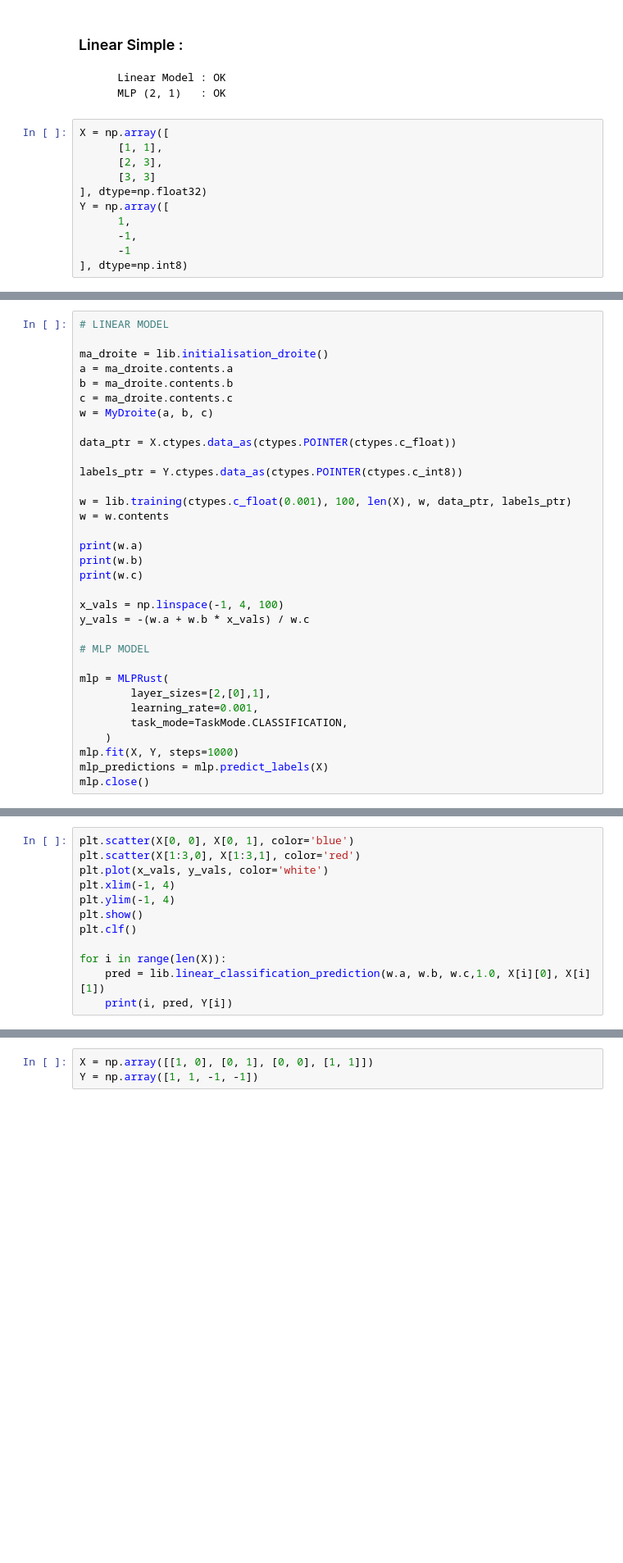
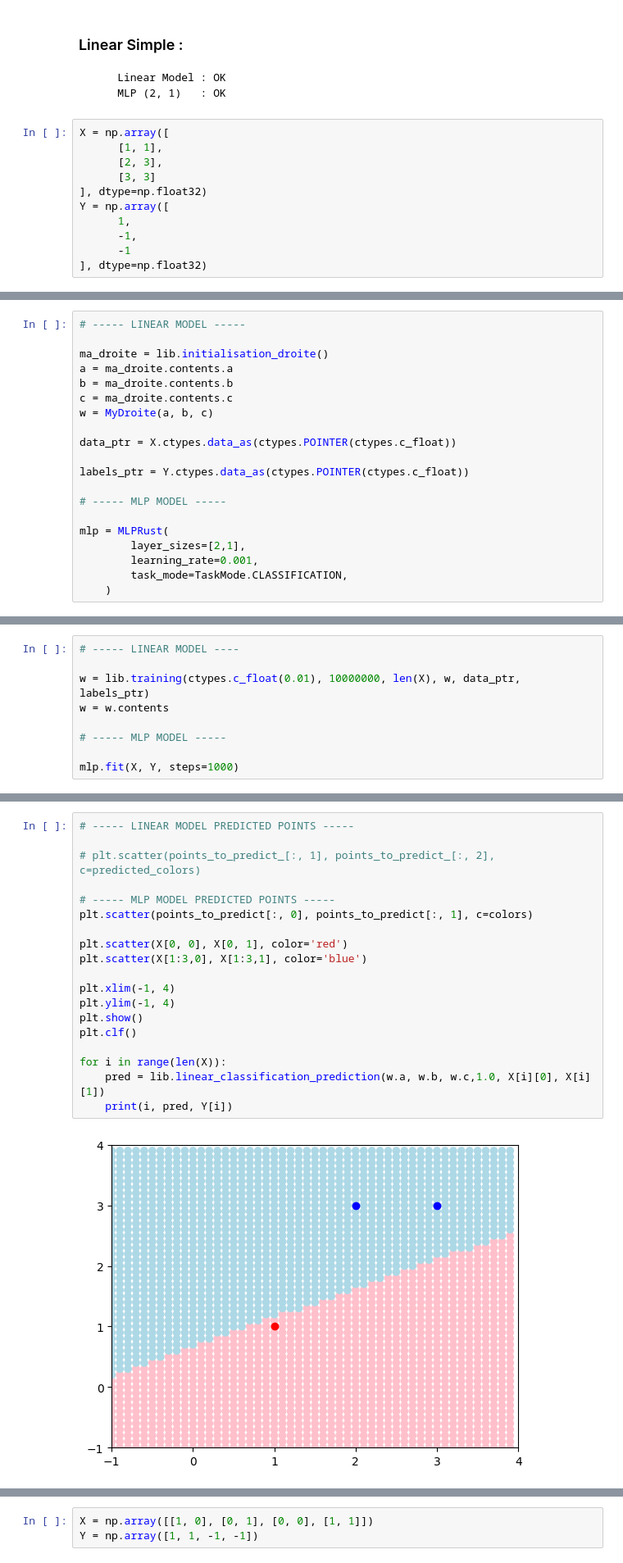
Before and after one commit to StarNova2/Annual-Project-ESGI, a Jupyter notebook: PythonProject/[Notebook] Cas de tests.ipynb, the cells around one changed output, grey strips where cells are left out. Shown at 82% size. Saved outputs shown, nothing was run; the diff lists cells and outputs as text; blank space fills up the shorter version.

Commit message:
changed the "cas de test" file, as well as the rust linear model

```diff
--- a/PythonProject/[Notebook] Cas de tests.ipynb
+++ b/PythonProject/[Notebook] Cas de tests.ipynb
@@ -46,5 +46,5 @@ Y = np.array([
       1,
       -1,
       -1
-], dtype=np.int8)
+], dtype=np.float32)
 # %% [markdown]
@@ -52,5 +54,5 @@ Y = np.array([
 # %%
-# LINEAR MODEL
+# ----- LINEAR MODEL -----
 
 ma_droite = lib.initialisation_droite()
 a = ma_droite.contents.a
@@ -60,25 +62,12 @@ w = MyDroite(a, b, c)
 
 data_ptr = X.ctypes.data_as(ctypes.POINTER(ctypes.c_float))
 
-labels_ptr = Y.ctypes.data_as(ctypes.POINTER(ctypes.c_int8))
+labels_ptr = Y.ctypes.data_as(ctypes.POINTER(ctypes.c_float))
 
-w = lib.training(ctypes.c_float(0.001), 100, len(X), w, data_ptr, labels_ptr)
-w = w.contents
-
-print(w.a)
-print(w.b)
-print(w.c)
-
-x_vals = np.linspace(-1, 4, 100)
-y_vals = -(w.a + w.b * x_vals) / w.c
-
-# MLP MODEL
+# ----- MLP MODEL -----
 
 mlp = MLPRust(
-        layer_sizes=[2,[0],1],
+        layer_sizes=[2,1],
         learning_rate=0.001,
         task_mode=TaskMode.CLASSIFICATION,
     )
-mlp.fit(X, Y, steps=1000)
-mlp_predictions = mlp.predict_labels(X)
-mlp.close()
@@ -84,0 +76,9 @@ mlp.close()
+# %%
+# ----- LINEAR MODEL ----
+
+w = lib.training(ctypes.c_float(0.01), 10000000, len(X), w, data_ptr, labels_ptr)
+w = w.contents
+
+# ----- MLP MODEL -----
+
+mlp.fit(X, Y, steps=1000)
@@ -87,12 +122,21 @@ mlp.close()
 # %%
-plt.scatter(X[0, 0], X[0, 1], color='blue')
-plt.scatter(X[1:3,0], X[1:3,1], color='red')
-plt.plot(x_vals, y_vals, color='white')
+# ----- LINEAR MODEL PREDICTED POINTS -----
+
+# plt.scatter(points_to_predict_[:, 1], points_to_predict_[:, 2], c=predicted_colors)
+
+# ----- MLP MODEL PREDICTED POINTS -----
+plt.scatter(points_to_predict[:, 0], points_to_predict[:, 1], c=colors)
+
+plt.scatter(X[0, 0], X[0, 1], color='red')
+plt.scatter(X[1:3,0], X[1:3,1], color='blue')
+
 plt.xlim(-1, 4)
 plt.ylim(-1, 4)
 plt.show()
 plt.clf()
 
 for i in range(len(X)):
     pred = lib.linear_classification_prediction(w.a, w.b, w.c,1.0, X[i][0], X[i][1])
     print(i, pred, Y[i])
+# %% [output]
+[figure, added]
```
Also changed, not shown: parts of 64 cells of this notebook, 5 other files.
